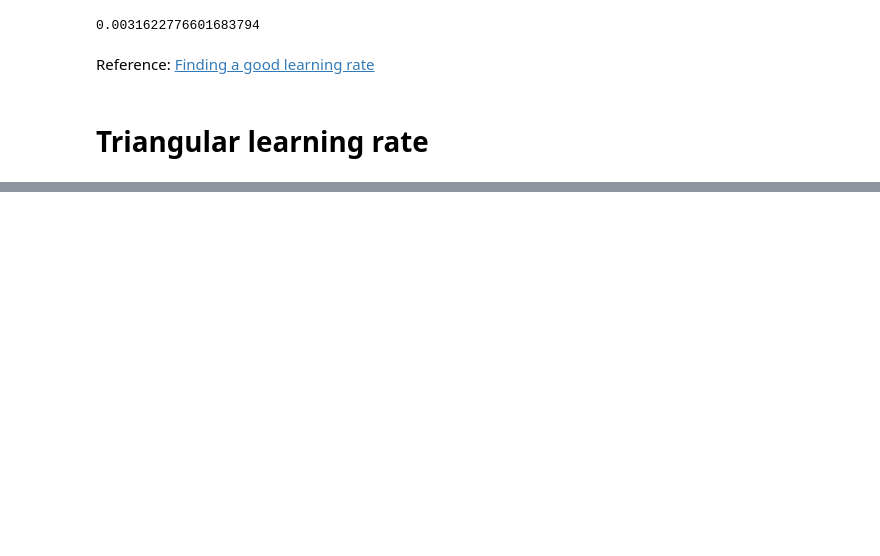
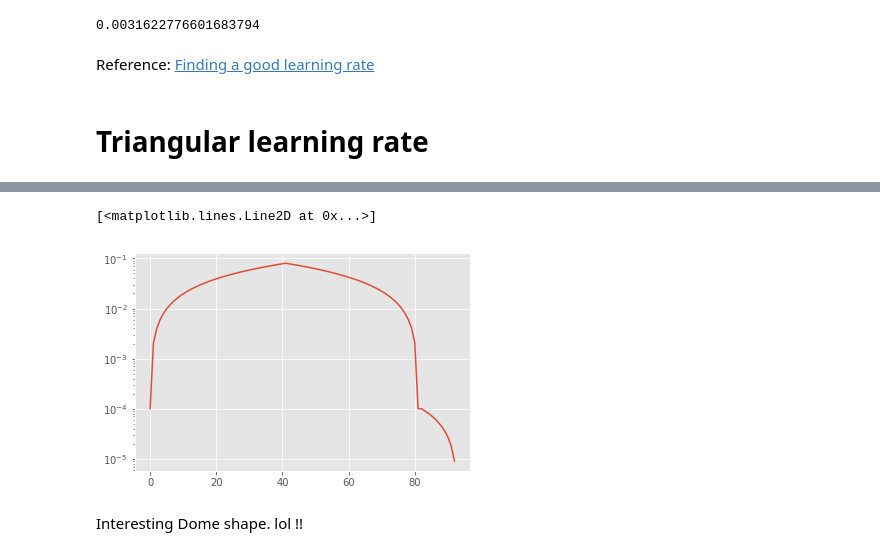
Before and after one commit to gokul-krishna/kaggle_competitions, a Jupyter notebook: CameraIdentification/Camera_Identification.ipynb, the cells around one changed output, grey strips where cells are left out. Drawn from its saved outputs; the diff is of its cells as text; code cells hidden in the pictures; blank space fills up the shorter version.

```diff
--- a/CameraIdentification/Camera_Identification.ipynb
+++ b/CameraIdentification/Camera_Identification.ipynb
@@ -378,0 +372,7 @@ plt.plot(lrs)
+# %%
+plt.semilogy(lrs)
+# %% [output]
+[<matplotlib.lines.Line2D at 0x...>]
+[figure, added]
+# %% [markdown]
+Interesting Dome shape. lol !!
```
Also changed, not shown: parts of 13 cells of this notebook.
